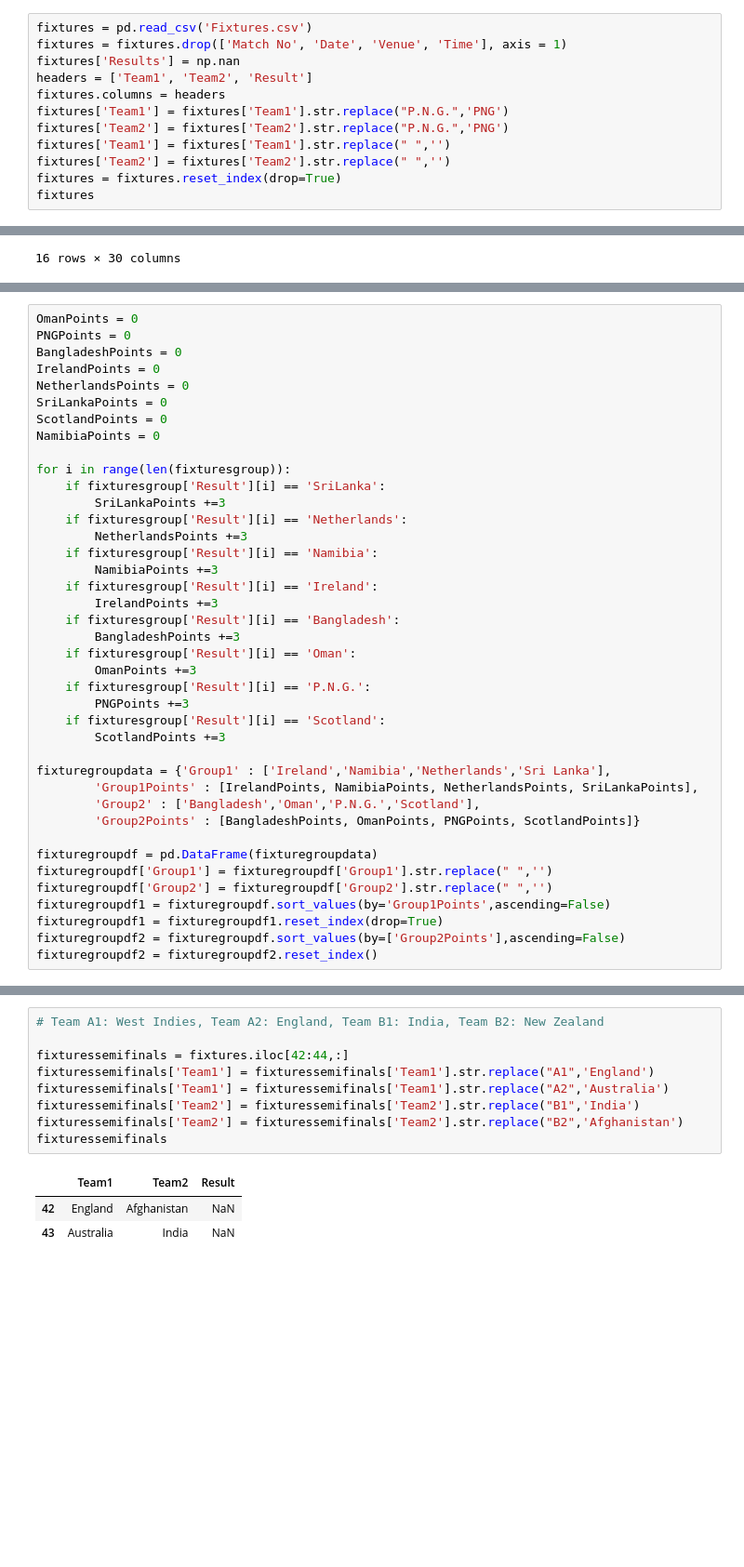
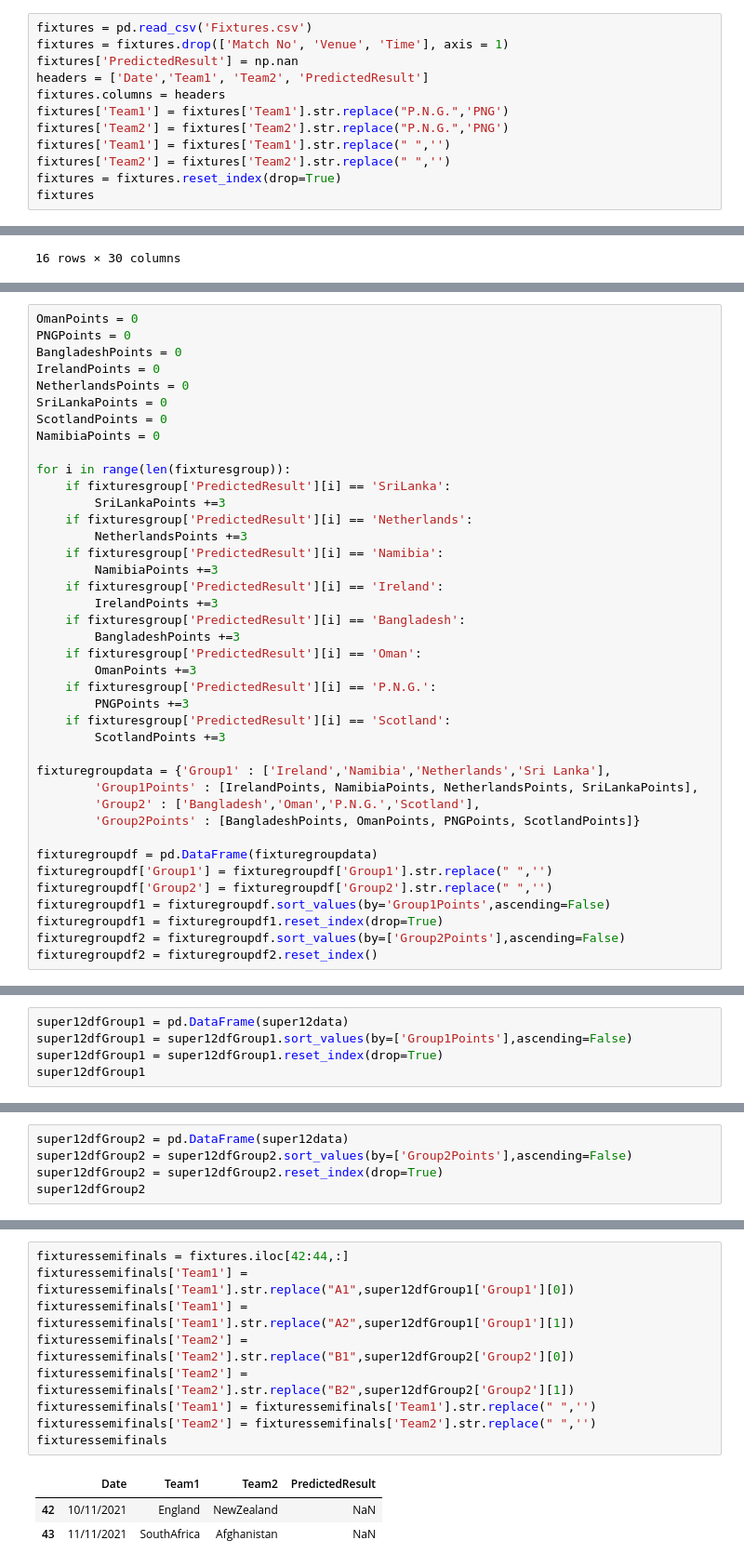
Before and after one commit to BSureshgar/2021-T20-World-Cup-Prediction-ML, a Jupyter notebook: Combined Stats Model/Combined Stats Model.ipynb, the cells around one changed output, grey strips where cells are left out. Shown at 93% size. Cells and saved outputs as stored; diff of their text form; blank space fills up the shorter version.

```diff
--- a/Combined Stats Model/Combined Stats Model.ipynb
+++ b/Combined Stats Model/Combined Stats Model.ipynb
@@ -130,9 +130,9 @@ Feature: 5w_max_team1 Score: -0.44926
 [figure]
 # %%
 fixtures = pd.read_csv('Fixtures.csv')
-fixtures = fixtures.drop(['Match No', 'Date', 'Venue', 'Time'], axis = 1)
-fixtures['Results'] = np.nan
-headers = ['Team1', 'Team2', 'Result']
+fixtures = fixtures.drop(['Match No', 'Venue', 'Time'], axis = 1)
+fixtures['PredictedResult'] = np.nan
+headers = ['Date','Team1', 'Team2', 'PredictedResult']
 fixtures.columns = headers
 fixtures['Team1'] = fixtures['Team1'].str.replace("P.N.G.",'PNG')
 fixtures['Team2'] = fixtures['Team2'].str.replace("P.N.G.",'PNG')
@@ -251,21 +251,21 @@ ScotlandPoints = 0
 NamibiaPoints = 0
 
 for i in range(len(fixturesgroup)):
-    if fixturesgroup['Result'][i] == 'SriLanka':
+    if fixturesgroup['PredictedResult'][i] == 'SriLanka':
         SriLankaPoints +=3
-    if fixturesgroup['Result'][i] == 'Netherlands':
+    if fixturesgroup['PredictedResult'][i] == 'Netherlands':
         NetherlandsPoints +=3
-    if fixturesgroup['Result'][i] == 'Namibia':
+    if fixturesgroup['PredictedResult'][i] == 'Namibia':
         NamibiaPoints +=3
-    if fixturesgroup['Result'][i] == 'Ireland':
+    if fixturesgroup['PredictedResult'][i] == 'Ireland':
         IrelandPoints +=3
-    if fixturesgroup['Result'][i] == 'Bangladesh':
+    if fixturesgroup['PredictedResult'][i] == 'Bangladesh':
         BangladeshPoints +=3
-    if fixturesgroup['Result'][i] == 'Oman':
+    if fixturesgroup['PredictedResult'][i] == 'Oman':
         OmanPoints +=3
-    if fixturesgroup['Result'][i] == 'P.N.G.':
+    if fixturesgroup['PredictedResult'][i] == 'P.N.G.':
         PNGPoints +=3
-    if fixturesgroup['Result'][i] == 'Scotland':
+    if fixturesgroup['PredictedResult'][i] == 'Scotland':
         ScotlandPoints +=3
 
 fixturegroupdata = {'Group1' : ['Ireland','Namibia','Netherlands','Sri Lanka'],
@@ -423,0 +411,5 @@ super12df
+# %%
+super12dfGroup1 = pd.DataFrame(super12data)
+super12dfGroup1 = super12dfGroup1.sort_values(by=['Group1Points'],ascending=False)
+super12dfGroup1 = super12dfGroup1.reset_index(drop=True)
+super12dfGroup1
@@ -423,0 +424,5 @@ super12df
+# %%
+super12dfGroup2 = pd.DataFrame(super12data)
+super12dfGroup2 = super12dfGroup2.sort_values(by=['Group2Points'],ascending=False)
+super12dfGroup2 = super12dfGroup2.reset_index(drop=True)
+super12dfGroup2
@@ -424,16 +437,16 @@ super12df
 # %%
-# Team A1: West Indies, Team A2: England, Team B1: India, Team B2: New Zealand
-
 fixturessemifinals = fixtures.iloc[42:44,:]
-fixturessemifinals['Team1'] = fixturessemifinals['Team1'].str.replace("A1",'England')
-fixturessemifinals['Team1'] = fixturessemifinals['Team1'].str.replace("A2",'Australia')
-fixturessemifinals['Team2'] = fixturessemifinals['Team2'].str.replace("B1",'India')
-fixturessemifinals['Team2'] = fixturessemifinals['Team2'].str.replace("B2",'Afghanistan')
+fixturessemifinals['Team1'] = fixturessemifinals['Team1'].str.replace("A1",super12dfGroup1['Group1'][0])
+fixturessemifinals['Team1'] = fixturessemifinals['Team1'].str.replace("A2",super12dfGroup1['Group1'][1])
+fixturessemifinals['Team2'] = fixturessemifinals['Team2'].str.replace("B1",super12dfGroup2['Group2'][0])
+fixturessemifinals['Team2'] = fixturessemifinals['Team2'].str.replace("B2",super12dfGroup2['Group2'][1])
+fixturessemifinals['Team1'] = fixturessemifinals['Team1'].str.replace(" ",'')
+fixturessemifinals['Team2'] = fixturessemifinals['Team2'].str.replace(" ",'')
 fixturessemifinals
 # %% [output]
-|  | Team1 | Team2 | Result |
-| 42 | England | Afghanistan | NaN |
-| 43 | Australia | India | NaN |
+|  | Date | Team1 | Team2 | PredictedResult |
+| 42 | 10/11/2021 | England | NewZealand | NaN |
+| 43 | 11/11/2021 | SouthAfrica | Afghanistan | NaN |
 # %%
 Predicitions(fixturessemifinals)
 # %% [output]
```
Also changed, not shown: parts of 17 cells of this notebook, 3 other files.
